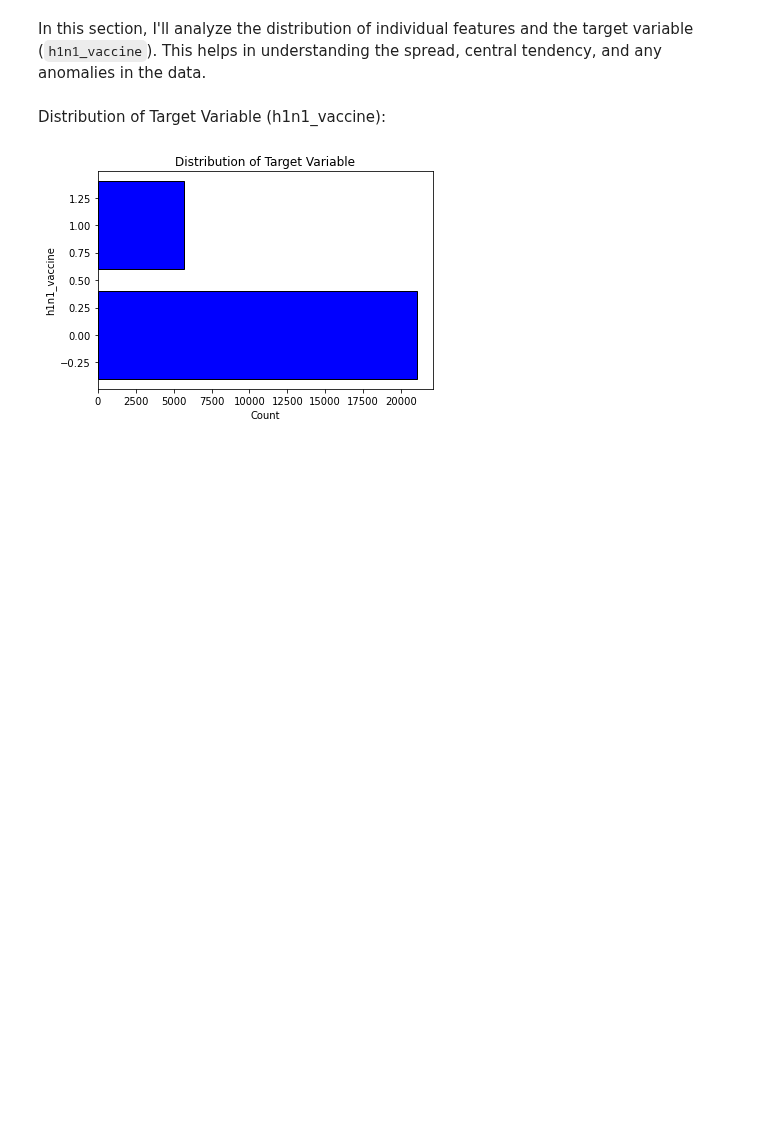
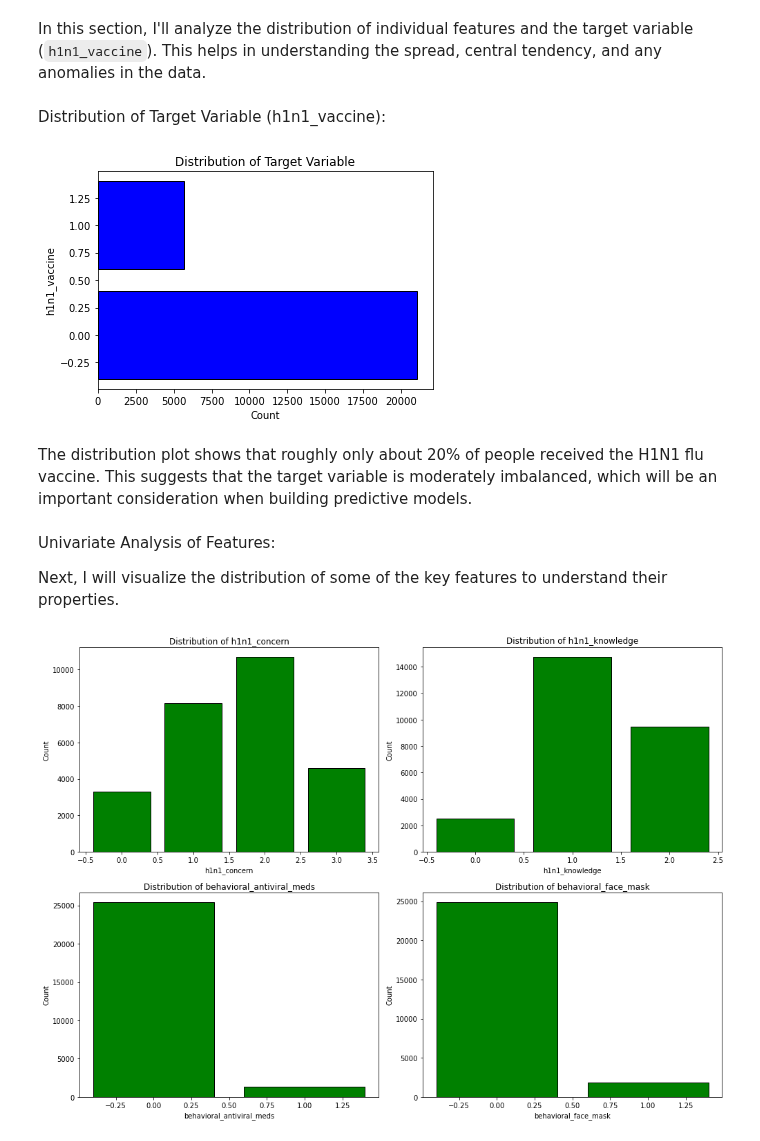
Before and after one commit to KariukiBrian/DSC_phase3project, a Jupyter notebook: index.ipynb, the cells around one changed output. Saved outputs shown, nothing was run; the diff lists cells and outputs as text; code cells hidden in the pictures; blank space fills up the shorter version.

```diff
--- a/index.ipynb
+++ b/index.ipynb
@@ -545,3 +545,27 @@ ax.set_title('Distribution of Target Variable')
 plt.show()
 # %% [output]
 [figure]
+# %% [markdown]
+The distribution plot shows that roughly only about 20% of people received the H1N1 flu vaccine. This suggests that the target variable is moderately imbalanced, which will be an important consideration when building predictive models.
+# %% [markdown]
+Univariate Analysis of Features:
+
+Next, I will visualize the distribution of some of the key features to understand their properties.
+# %%
+# Visualize some key features
+features_to_plot = ['h1n1_concern', 'h1n1_knowledge', 'behavioral_antiviral_meds', 'behavioral_face_mask']
+
+fig, axes = plt.subplots(2, 2, figsize=(14, 10))
+
+for i, feature in enumerate(features_to_plot):
+    ax = axes[i // 2, i % 2]
+    feature_counts = features_h1n1_df[feature].value_counts()
+    ax.bar(feature_counts.index, feature_counts.values, color='green', edgecolor='black')
+    ax.set_title(f'Distribution of {feature}')
+    ax.set_xlabel(feature)
+    ax.set_ylabel('Count')
+
+plt.tight_layout()
+plt.show()
+# %% [output]
+[figure, added]
```
Also changed, not shown: parts of 7 cells of this notebook.
